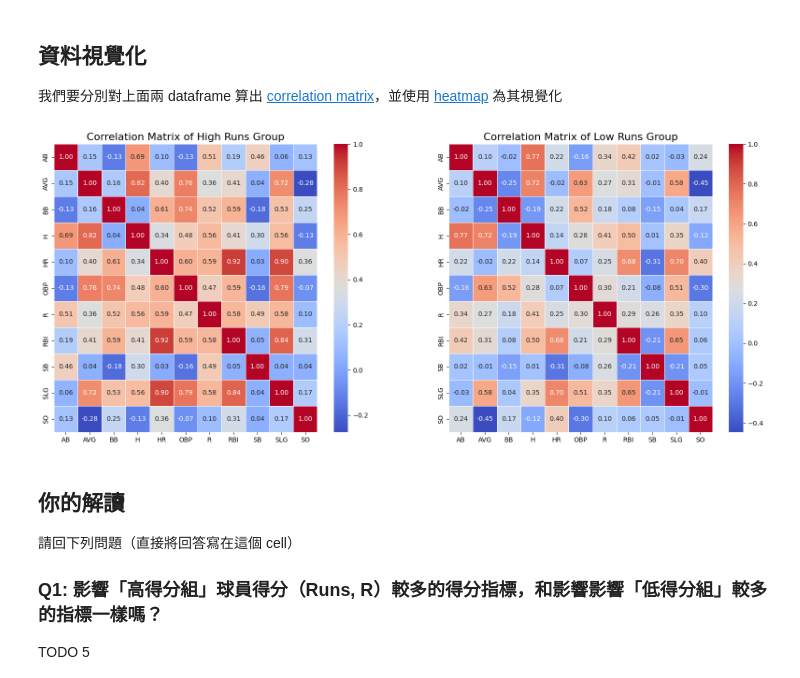
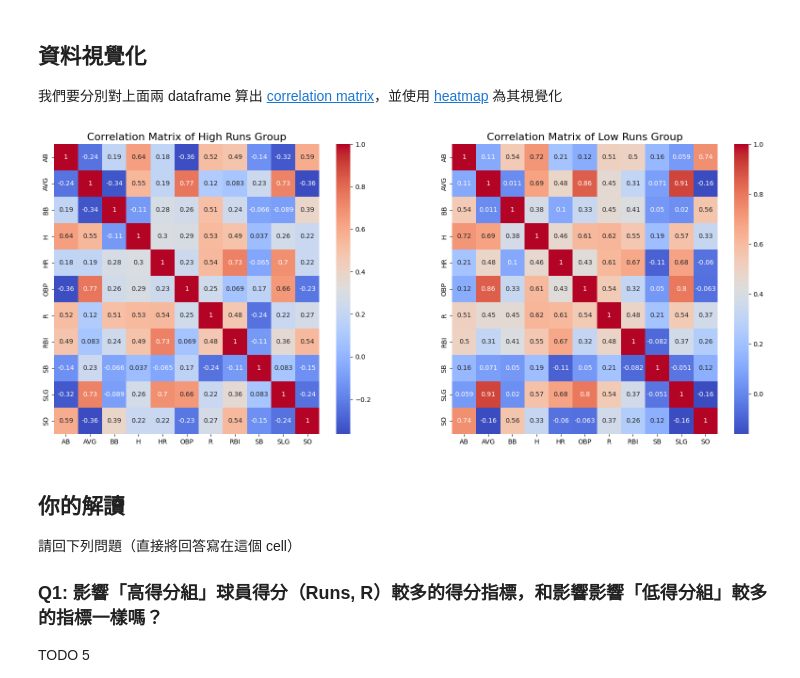
Before and after one commit to PinkNekoFist/introduction_to_DS, a Jupyter notebook: hw2/hw2/hw2_mlb_stats/hw2_template.ipynb, the cells around one changed output. Drawn from its saved outputs; the diff is of its cells as text; code cells hidden in the pictures.

```diff
--- a/hw2/hw2/hw2_mlb_stats/hw2_template.ipynb
+++ b/hw2/hw2/hw2_mlb_stats/hw2_template.ipynb
@@ -37,7 +37,7 @@ import matplotlib.pyplot as plt
 
 
 # 讀取你的檔案
-mlb_df =
+mlb_df = pd.read_csv('get_data/get_data/data.csv')
 
 # 檢查
 mlb_df.head
@@ -66,38 +66,42 @@ mlb_df.head
 # TODO 3: 處理資料
 
 # 計算所有球員 Runs 的平均值
-R_mean =
+R_mean = mlb_df['R'].mean()
 
 # 將球員分成得分高於平和低於平均兩組
-above_avg_df =
-below_avg_df =
+above_avg_df = mlb_df[mlb_df['R'] > R_mean]
+below_avg_df = mlb_df[mlb_df['R'] <= R_mean]
 # %% [markdown]
 ## 資料視覺化
 我們要分別對上面兩 dataframe 算出 [correlation matrix](https://pandas.pydata.org/docs/reference/api/pandas.DataFrame.corr.html)，並使用 [heatmap](https://seaborn.pydata.org/generated/seaborn.heatmap.html) 為其視覺化
 # %%
 # TODO 4: 資料視覺化
 
 # 要計算的欄位
-numeric_cols =
+# numeric_cols = ['R', 'RBI', 'H', 'HR', 'AVG', 'OBP', 'SLG', 'SB', 'AB', 'BB', 'K']
+numeric_cols = ['A', 'AB', 'AVG', 'BB', 'H', 'HR', 'OBP', 'R', 'RBI', 'SB', 'SLG', 'SO']
 
-# 計算 correlation matrix
-above_avg_cor_matrix =
-below_avg_cor_matrix =
 
-# 請將兩張圖娉排顯示。左邊是高得分組的 heatmap，右邊是低得分組
+numeric_cols = [col for col in numeric_cols if col in above_avg_df.columns and col in below_avg_df.columns]
+
+# Calculate correlation matrix
+above_avg_cor_matrix = above_avg_df[numeric_cols].corr()
+below_avg_cor_matrix = below_avg_df[numeric_cols].corr()
+
+# Plot the heatmaps side by side
 plt.figure(figsize=(20, 8))
 
-plt.subplot() # 請設定子圖位置
-# 繪製高得分組的 heatmap
+plt.subplot(1, 2, 1)  # Set subplot position for high runs group
+sns.heatmap(above_avg_cor_matrix, annot=True, cmap='coolwarm')
 plt.title('Correlation Matrix of High Runs Group', fontsize=16)
 
-plt.subplot() # 請設定子圖位置
-# 繪製低得分組的 heatmap
+plt.subplot(1, 2, 2)  # Set subplot position for low runs group
+sns.heatmap(below_avg_cor_matrix, annot=True, cmap='coolwarm')
 plt.title('Correlation Matrix of Low Runs Group', fontsize=16)
 
 plt.show()
 # %% [output]
-[figure, old version]
+[figure, new version]
 # %% [markdown]
 ## 你的解讀
 請回下列問題（直接將回答寫在這個 cell）
```
Also changed, not shown: parts of 1 cell of this notebook, 4 other files.
